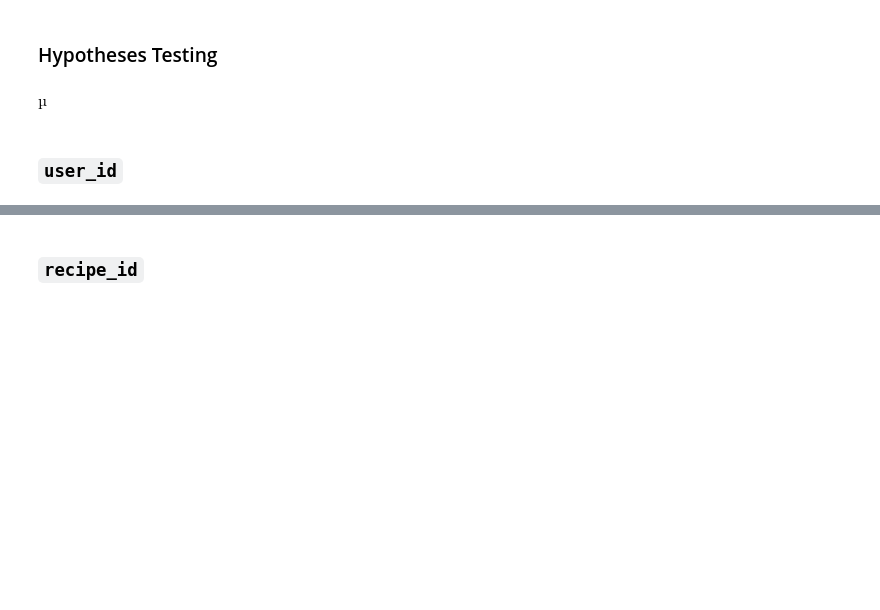
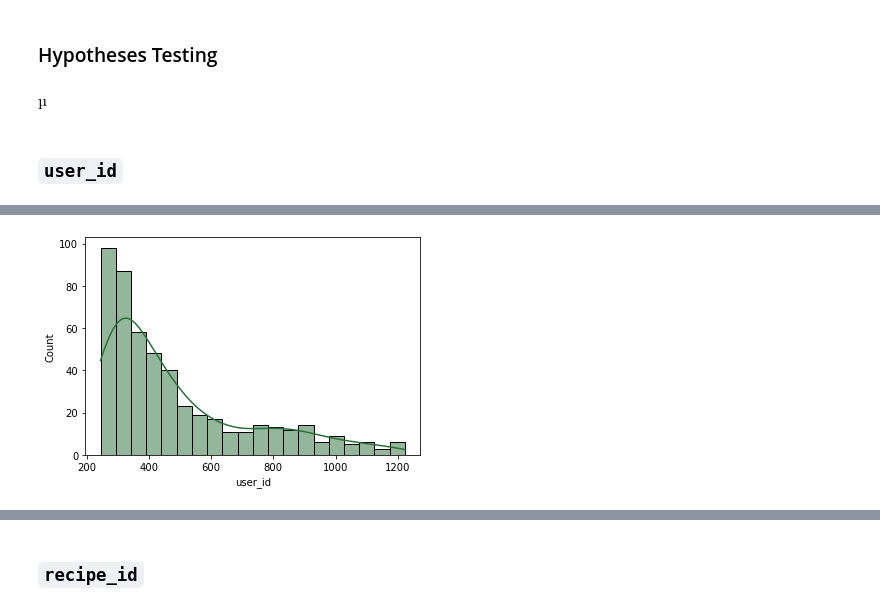
Before and after one commit to mike-flanagan/recipe-book, a Jupyter notebook: Recipe_Interactions_EDA.ipynb, the cells around one changed output, grey strips where cells are left out. Saved outputs shown, nothing was run; the diff lists cells and outputs as text; code cells hidden in the pictures; blank space fills up the shorter version.

```diff
--- a/Recipe_Interactions_EDA.ipynb
+++ b/Recipe_Interactions_EDA.ipynb
@@ -166,0 +288,4 @@ Index(['user_id', 'recipe_id', 'date', 'rating', 'review'], dtype='object')
+# %%
+sns.histplot(idf.user_id.value_counts().sort_values()[226000:226500], bins = 20, kde='true');
+# %% [output]
+[figure, added]
```
Also changed, not shown: parts of 113 cells of this notebook, 6 other files.
